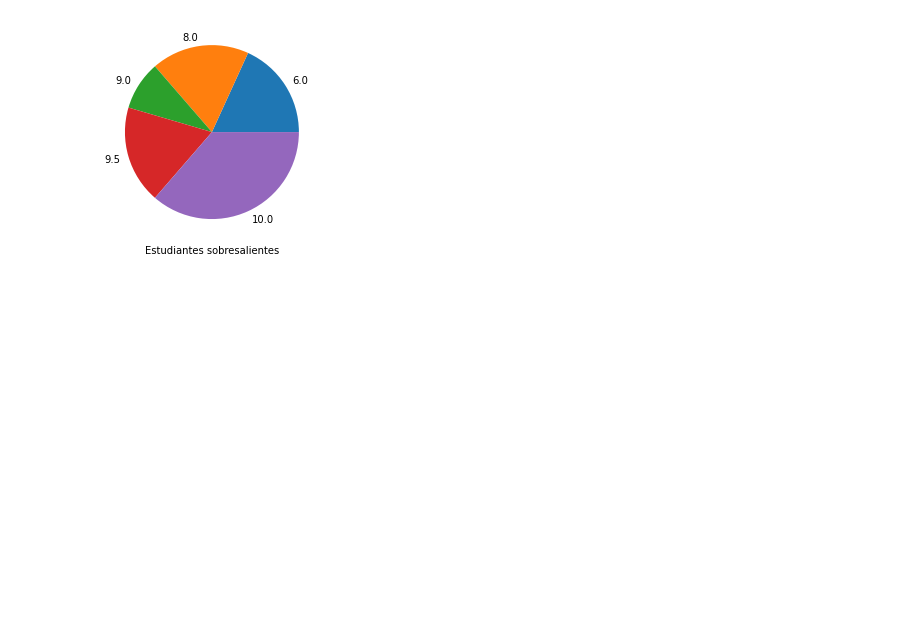
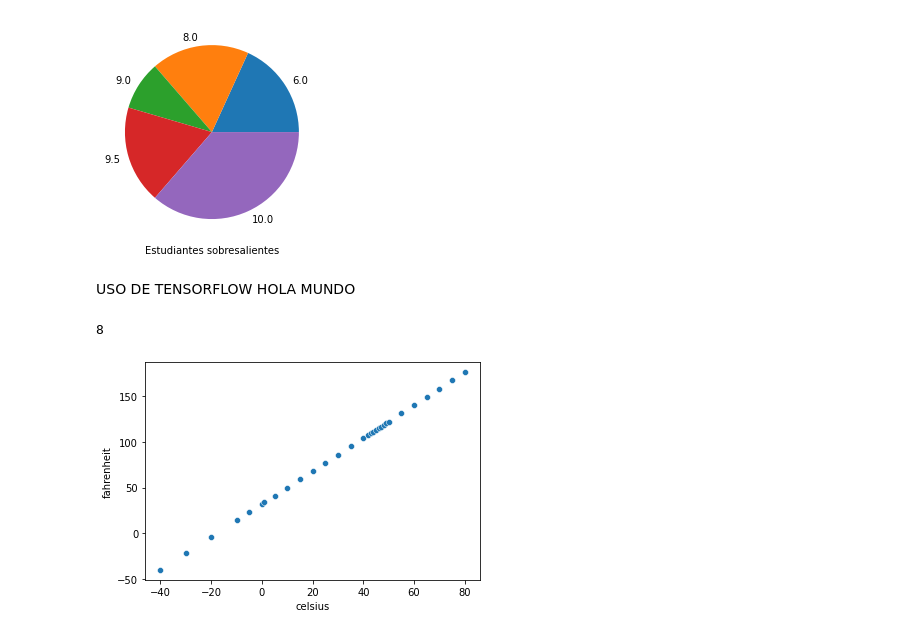
Before and after one commit to CesiaFlores09/PROGRAMACION-III, a Jupyter notebook: fundamentos_de_python.ipynb, the cells around one changed output. Cells and saved outputs as stored; diff of their text form; code cells hidden in the pictures; blank space fills up the shorter version.

```diff
--- a/fundamentos_de_python.ipynb
+++ b/fundamentos_de_python.ipynb
@@ -483,3 +483,12 @@ plt.show()
 # %% [output]
 6
 [figure]
+# %% [markdown]
+USO DE TENSORFLOW
+HOLA MUNDO
+# %%
+import tensorflow as tf
+res = tf.add(3,5).numpy()
+print(res)
+# %% [output]
+8
@@ -485,0 +500,8 @@ plt.show()
+# %%
+#obtencion de los datos de entrenamiento
+temperaturas = pd.read_csv("/content/dataset.csv", sep=";")
+
+sns.scatterplot(temperaturas["celsius"], temperaturas["fahrenheit"])
+plt.show()
+# %% [output]
+[figure, added]
```
Also changed, not shown: parts of 7 cells of this notebook.
